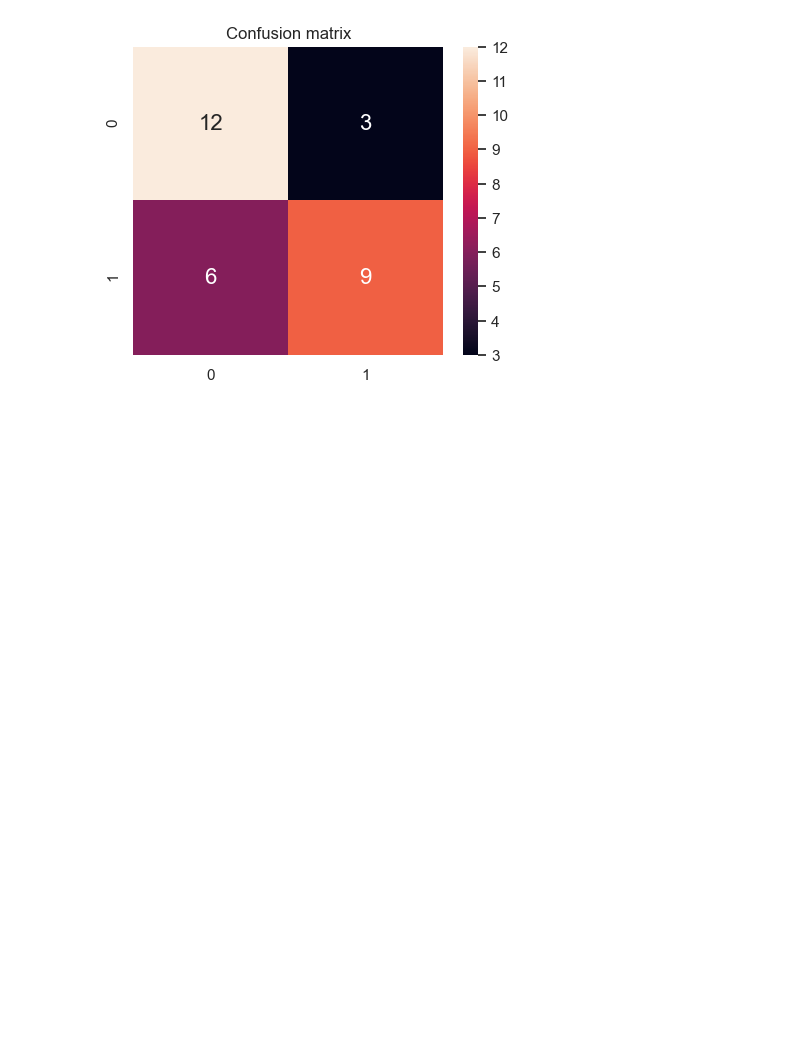
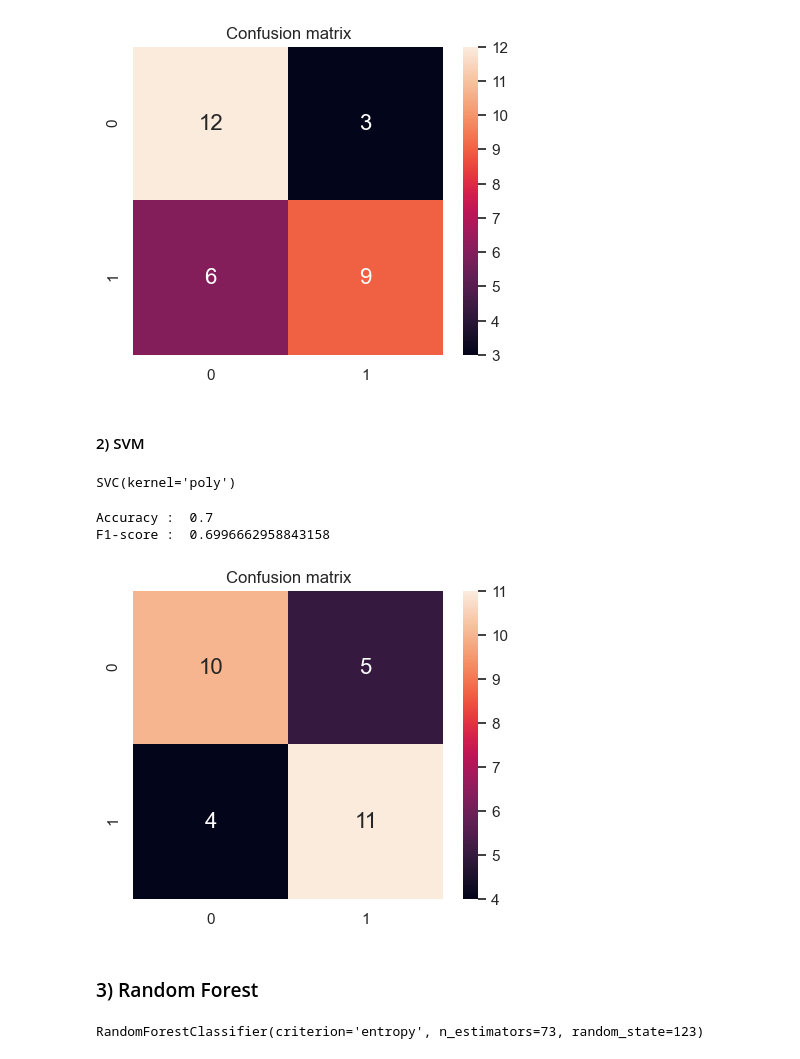
Before and after one commit to MohamedNennouche/Parkinson-drawing-classification, a Jupyter notebook: Parkinson-classification.ipynb, the cells around one changed output. Drawn from its saved outputs; the diff is of its cells as text; code cells hidden in the pictures; blank space fills up the shorter version.

Commit message:
Ajout des tests du SVM et du Random Forest avec le HoG

```diff
--- a/Parkinson-classification.ipynb
+++ b/Parkinson-classification.ipynb
@@ -133,3 +133,31 @@ plt.title('Confusion matrix')
 plt.show()
 # %% [output]
 [figure]
+# %% [markdown]
+#### 2) SVM
+# %%
+svm=SVC(kernel='poly', degree=3)
+svm.fit(features_train,train_labels)
+# %% [output]
+SVC(kernel='poly')
+# %%
+ysvm=svm.predict(features_test)
+print("Accuracy : ",metrics.accuracy_score(test_labels, ysvm))
+print("F1-score : ",metrics.f1_score(test_labels, ysvm, average='macro'))
+# %% [output]
+Accuracy :  0.7
+F1-score :  0.6996662958843158
+# %%
+plt.figure(figsize=(5,4))
+sns.heatmap(metrics.confusion_matrix(test_labels, ysvm), annot=True, annot_kws={"size": 16})
+plt.title('Confusion matrix')
+plt.show()
+# %% [output]
+[figure, added]
+# %% [markdown]
+### 3) Random Forest
+# %%
+forest=RandomForestClassifier(n_estimators=73, criterion='entropy', random_state=123)
+forest.fit(features_train,train_labels)
+# %% [output]
+RandomForestClassifier(criterion='entropy', n_estimators=73, random_state=123)
```
Also changed, not shown: parts of 1 cell of this notebook.
